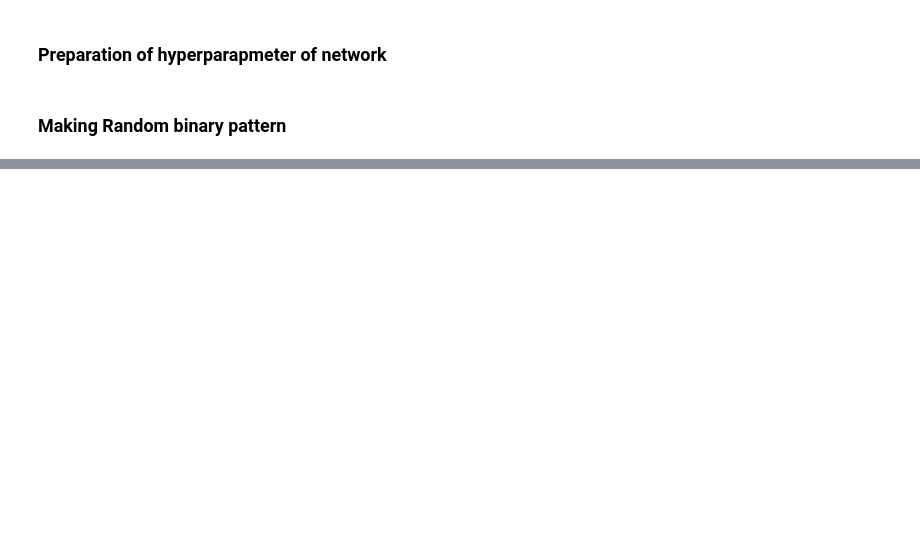
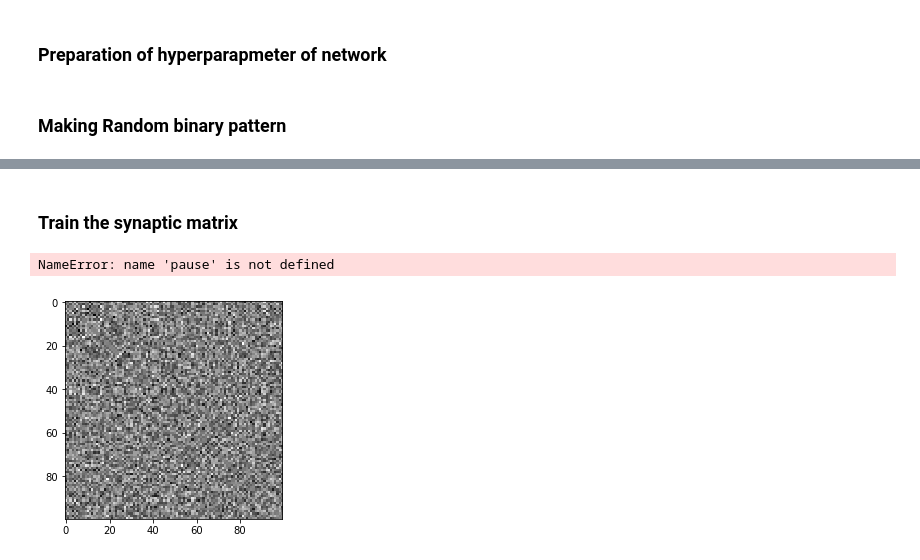
Before and after one commit to HyunsuLee/TIL, a Jupyter notebook: Comp_Neuro/Rolls_appenD_autoasso.ipynb, the cells around one changed output, grey strips where cells are left out. Saved outputs shown, nothing was run; the diff lists cells and outputs as text; code cells hidden in the pictures; blank space fills up the shorter version.

```diff
--- a/Comp_Neuro/Rolls_appenD_autoasso.ipynb
+++ b/Comp_Neuro/Rolls_appenD_autoasso.ipynb
@@ -55,0 +118,16 @@ NameError: name 'plot' is not defined
+# %% [markdown]
+### Train the synaptic matrix
+# %%
+for patt in range(nPatts):
+    for neuron in range(N):
+        postSynRate = TrainPatts[neuron, patt]
+        for syn in range(nSyn):
+            if syn != neuron: # avoid self connection of recurrent collateral axon
+                preSynRate = TrainPatts[syn, patt]
+                weight_change = Learnrate * (postSynRate - Sparseness) * (preSynRate - Sparseness)
+                # weight_change = Learnrate * postSynRate * preSynRate
+                # weight_change = Learnrate * postSynRate * (preSynRate - Sparseness)
+                SynMat[syn, neuron] = SynMat[syn, neuron] + weight_change
+# %% [output]
+NameError: name 'pause' is not defined
+[figure, added]
```
Also changed, not shown: parts of 11 cells of this notebook.
